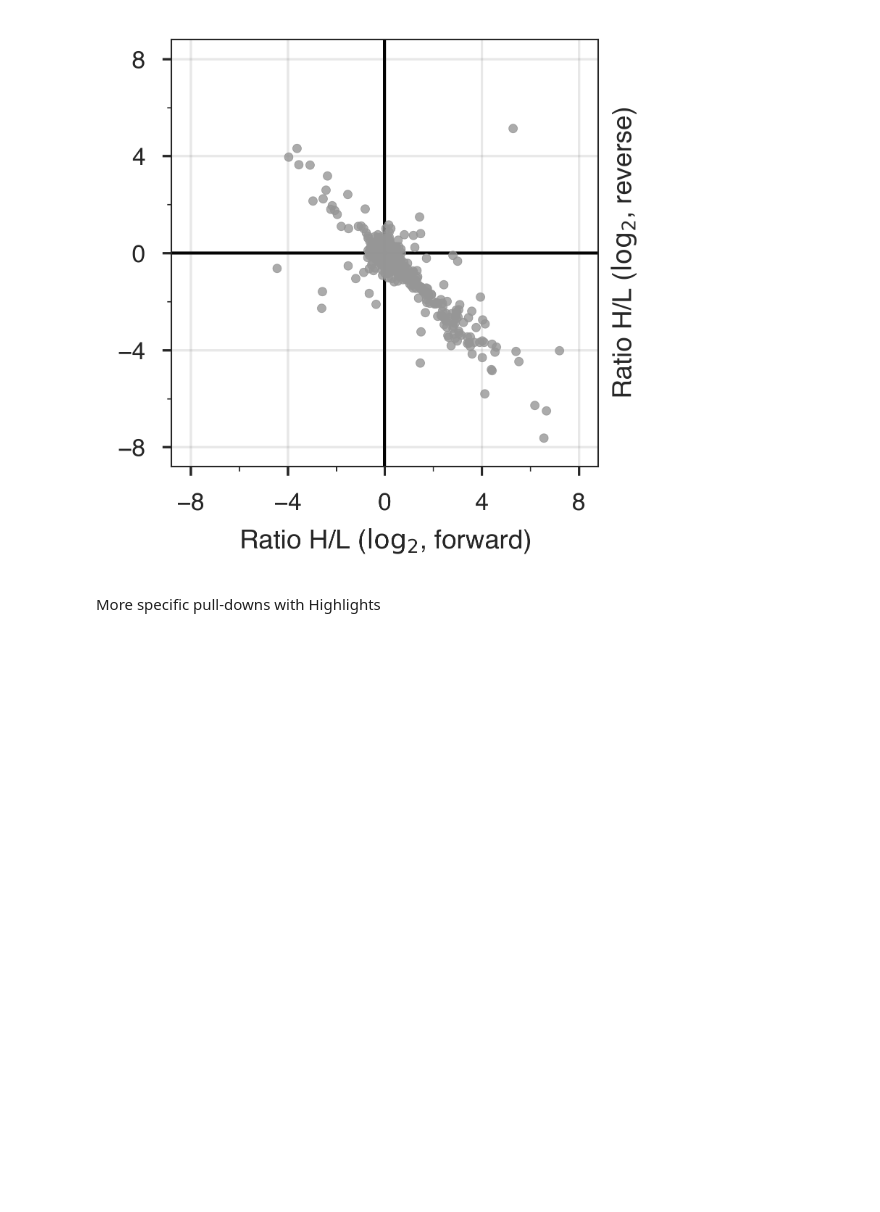
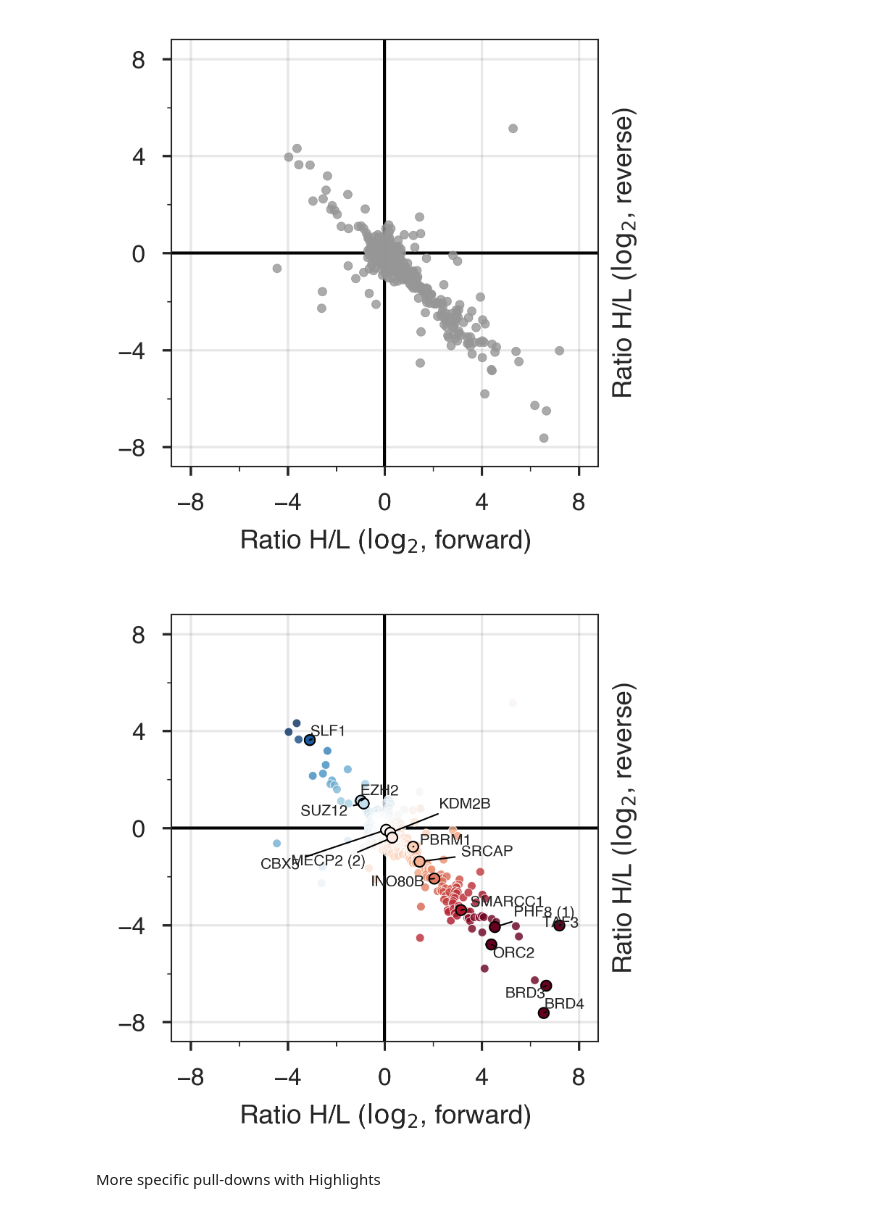
Before and after one commit to lukauskas/publications-lukauskas-2024-marcs, a Jupyter notebook: extra-figures-notebooks/scatterplots/Figure Scatterplots Highlights.ipynb, the cells around one changed output. Drawn from its saved outputs; the diff is of its cells as text; code cells hidden in the pictures; blank space fills up the shorter version.

Commit message:
New plot - example heatmap with RdBu_R color palette

```diff
--- a/extra-figures-notebooks/scatterplots/Figure Scatterplots Highlights.ipynb
+++ b/extra-figures-notebooks/scatterplots/Figure Scatterplots Highlights.ipynb
@@ -119,3 +122,98 @@ plt.savefig(os.path.join(OUTPUT_DIRECTORY, f'scatter-{pulldown}.pdf'), bbox_inch
+# %%
+# Exemplary pull-down - alternative plot
+
+highlights = [
+    'KDM2B',
+    'MECP2 (2)',
+    'ORC2',
+    'SLF1',
+    'UHRF1',
+    'CBX5',
+    'EZH2',
+    'SUZ12',
+    'SMARCC1',
+    'PBRM1',
+    'PHF8 (1)',
+    'TAF3',
+    'BRD4',
+    'BRD3',
+    'INO80B',
+    'SRCAP'
+]
+pulldown = 'H41'
+
+norm = Normalize(-4, 4)
+
+subdata = data.loc(axis=0)[:, pulldown].dropna(subset=[COLUMN_X, COLUMN_Y])
+subdata = subdata[subdata['Imputation type'].isnull()]
+subdata = subdata.copy()
+
+subdata['c'] = 0.5 * (subdata[COLUMN_X] + (-subdata[COLUMN_Y]))
+
+subdata_background = subdata.loc[subdata.index.difference(highlights)].sort_values(by='c')
+subdata_foreground = subdata.loc[highlights].sort_values(by='c')
+
+fig = plt.figure(figsize=(WIDTH, HEIGHT), dpi=300)
+ax = plt.gca()
+ax.axhline(0, color='k', linestyle='-', linewidth=1.0, zorder=0)
+ax.axvline(0, color='k', linestyle='-', linewidth=1.0, zorder=0)
+
+ax.scatter(subdata_background[COLUMN_X], subdata_background[COLUMN_Y],
+           rasterized=True,
+           c=subdata_background['c'],
+           cmap='RdBu_r',
+           norm=norm,
+           alpha=.8,
+           edgecolor='white',
+           zorder=1, s=8)
+
+ax.scatter(subdata_foreground[COLUMN_X], subdata_foreground[COLUMN_Y],
+           rasterized=False,
+           c=subdata_foreground['c'],
+           cmap='RdBu_r',
+           norm=norm,
+#            alpha=.8,
+           edgecolor='black',
+           linewidth=0.5,
+           zorder=2, s=12)
+
+texts = []
+for ix, row in subdata_foreground.iterrows():
+    texts.append(ax.text(row[COLUMN_X], row[COLUMN_Y], ix[0], fontsize=5))
+
+
+xlim = ax.get_xlim()
+ylim = ax.get_ylim()
+
+adjust_text(texts, subdata[COLUMN_X], subdata[COLUMN_Y],
+            force_points=(0.2, 0.2),
+            force_text=(0.4, 0.4),
+            arrowprops=dict(arrowstyle='-', color='black', linewidth=0.5))
+
+absmax = parameters.LIMITS_INTEGER * 1.1
+
+
+ax.set_ylim(-absmax, absmax)
+ax.set_xlim(-absmax, absmax)
+
+ax.xaxis.set_major_locator(ticker.MultipleLocator(parameters.MAJOR_TICKS))
+ax.xaxis.set_minor_locator(ticker.MultipleLocator(parameters.MINOR_TICKS))
+ax.yaxis.set_major_locator(ticker.MultipleLocator(parameters.MAJOR_TICKS))
+ax.yaxis.set_minor_locator(ticker.MultipleLocator(parameters.MINOR_TICKS))
+ax.yaxis.set_label_position("right")
+
+ax.grid(True)
+ax.spines['top'].set_visible(True)
+ax.spines['right'].set_visible(True)
+ax.set_aspect('equal')
+
+ax.set_xlabel('Ratio H/L ($\log_2$, forward)')
+ax.set_ylabel('Ratio H/L ($\log_2$, reverse)')
+
+
+plt.savefig(os.path.join(OUTPUT_DIRECTORY, f'scatter-{pulldown}-RdBu_r.pdf'), bbox_inches='tight')
+# %% [output]
+[figure, added]
 # %%
 #5F4690,#1D6996,#38A6A5,#0F8554,#73AF48,#EDAD08,#E17C05,#CC503E,#94346E,#6F4070,#994E95,#666666
 #7F3C8D,#11A579,#3969AC,#F2B701,#E73F74,#80BA5A,#E68310,#008695,#CF1C90,#f97b72,#4b4b8f,#A5AA99
```
Also changed, not shown: parts of 1 cell of this notebook.
